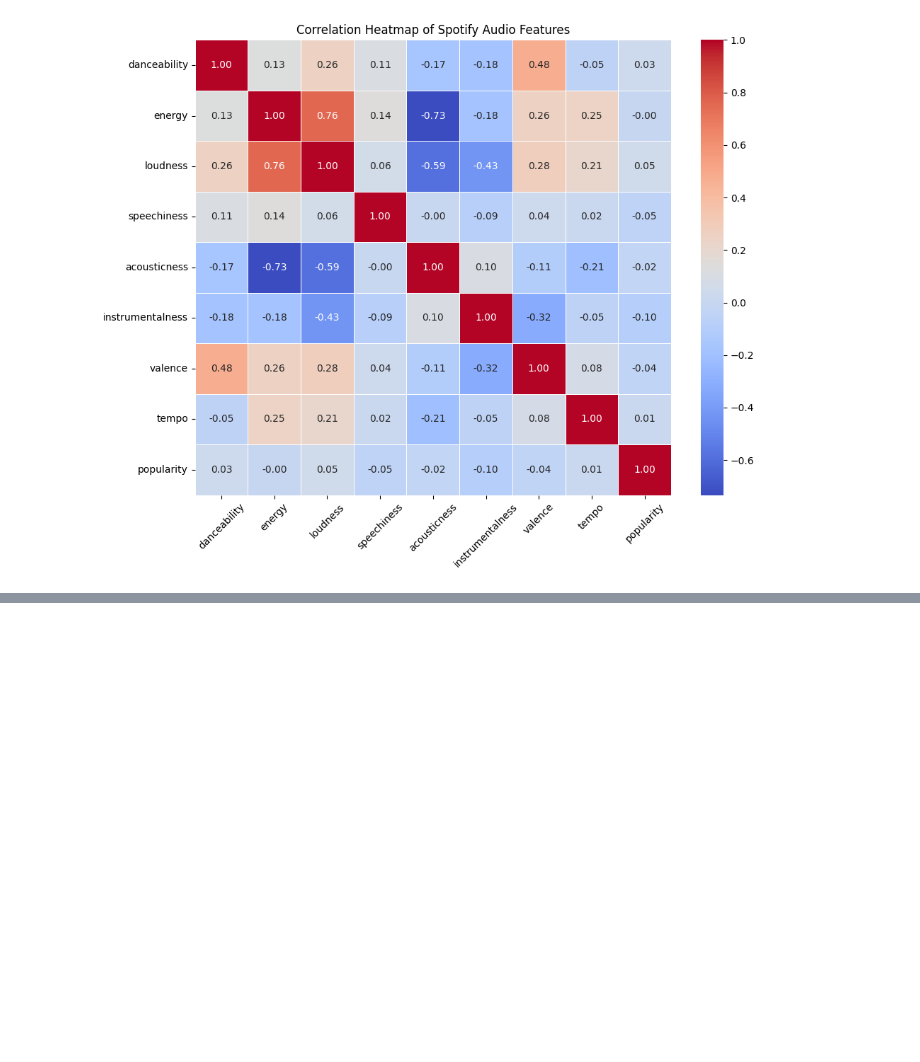
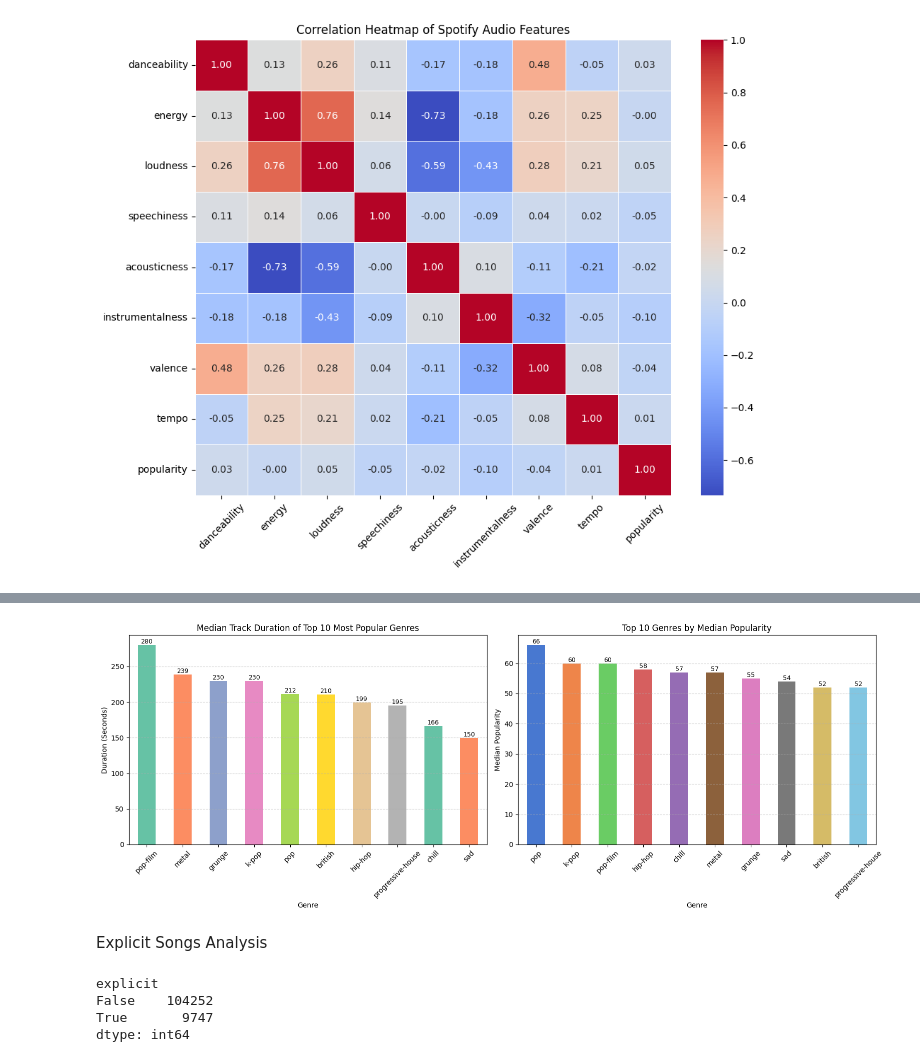
Before and after one commit to schao021/Spotify_Analysis, a Jupyter notebook: spotify_analysis.ipynb, the cells around one changed output, grey strips where cells are left out. Cells and saved outputs as stored; diff of their text form; code cells hidden in the pictures; blank space fills up the shorter version.

```diff
--- a/spotify_analysis.ipynb
+++ b/spotify_analysis.ipynb
@@ -407,0 +381,6 @@ plt.show()
+# %%
+df_genre_duration = df_cleaned.groupby('track_genre')[['duration_s', 'popularity']].median().copy()
+df_genre_duration = df_genre_duration.sort_values('popularity', ascending=False).head(10)
+df_genre_duration.reset_index(inplace=True)
+df_genre_duration = df_genre_duration.sort_values('duration_s', ascending=False)
+df_genre_duration
@@ -407,0 +418,40 @@ plt.show()
+# %%
+fig, ax = plt.subplots(1, 2, figsize=(16, 6))
+colors = sns.color_palette("Set2", n_colors=len(df_genre_duration))
+df_genre_duration.plot(
+    kind='bar',
+    x='track_genre',
+    y='duration_s',
+    color=colors,
+    ax=ax[0],
+    legend=False
+)
+ax[0].set_title('Median Track Duration of Top 10 Most Popular Genres')
+ax[0].set_ylabel('Duration (Seconds)')
+ax[0].set_xlabel('Genre')
+ax[0].tick_params(axis='x', rotation=45)
+ax[0].grid(axis='y', linestyle='--', alpha=0.5)
+for p in ax[0].patches:
+    ax[0].annotate(f'{p.get_height():.0f}',
+                   (p.get_x() + p.get_width() / 2, p.get_height()),
+                   ha='center', va='bottom', fontsize=9)
+top_10_genre.plot(
+    kind='bar',
+    ax=ax[1],
+    color=sns.color_palette("muted", n_colors=10)
+)
+ax[1].set_title('Top 10 Genres by Median Popularity')
+ax[1].set_ylabel('Median Popularity')
+ax[1].set_xlabel('Genre')
+ax[1].tick_params(axis='x', rotation=45)
+ax[1].grid(axis='y', linestyle='--', alpha=0.5)
+for p in ax[1].patches:
+    ax[1].annotate(f'{p.get_height():.0f}',
+                   (p.get_x() + p.get_width() / 2, p.get_height()),
+                   ha='center', va='bottom', fontsize=9)
+plt.tight_layout()
+plt.show()
+# %% [output]
+[figure, added]
+# %% [markdown]
+Explicit Songs Analysis
@@ -407,0 +460,8 @@ plt.show()
+# %%
+df_explicit = df.groupby('explicit')
+df_explicit.size()
+# %% [output]
+explicit
+False    104252
+True       9747
+dtype: int64
```
Also changed, not shown: parts of 22 cells of this notebook.
